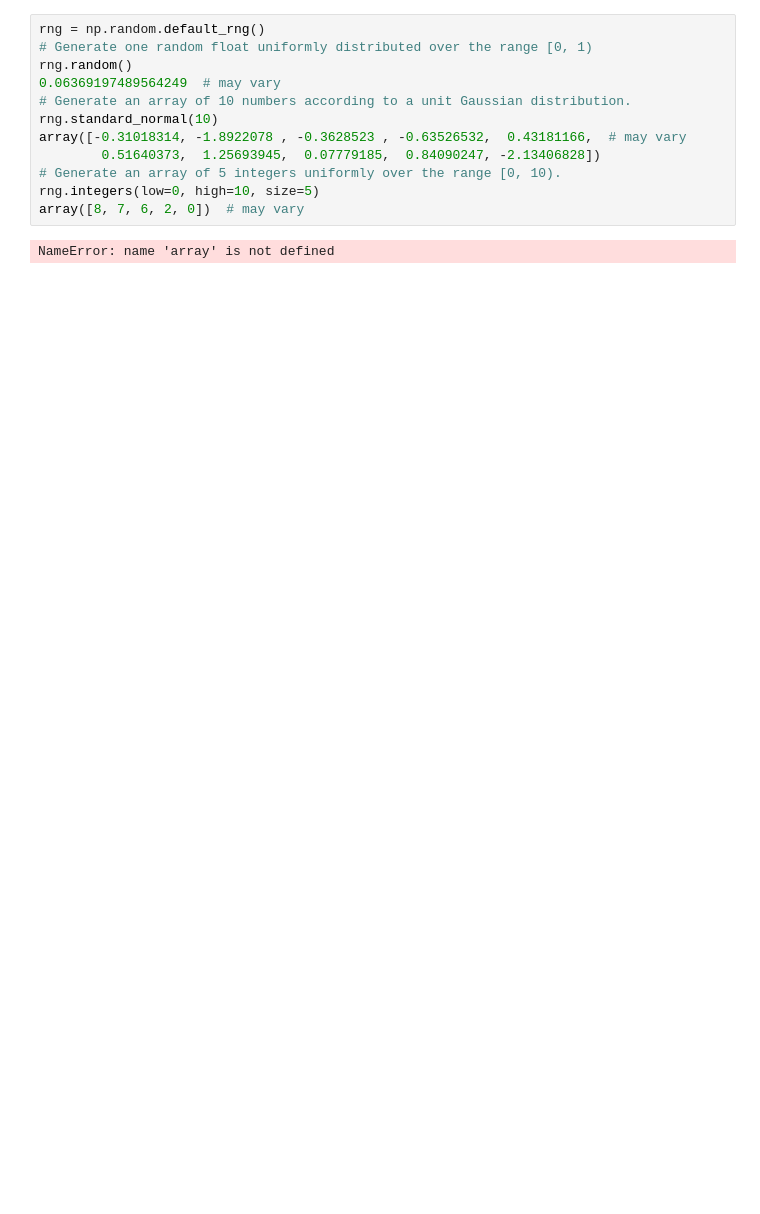
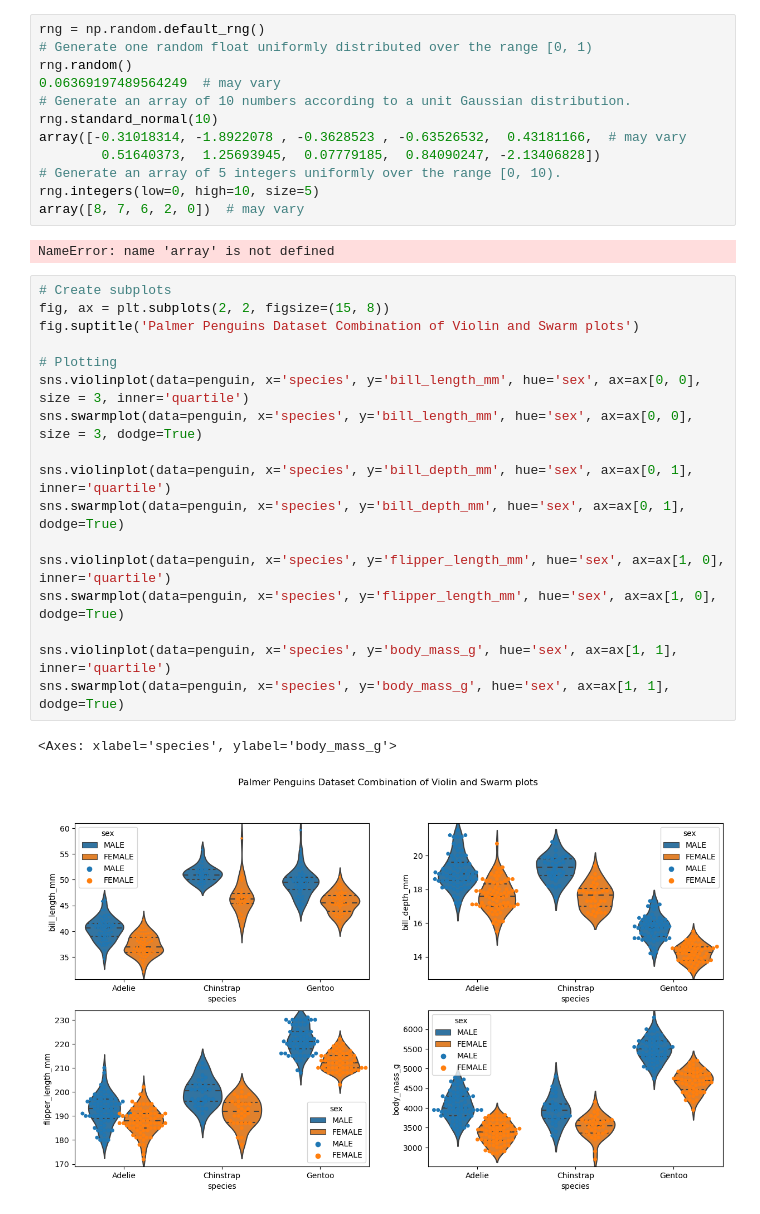
Before and after one commit to Gtalen/pands-mywork, a Jupyter notebook: data-analytics-mywork/pengs.ipynb, the cells around one changed output. Cells and saved outputs as stored; diff of their text form; blank space fills up the shorter version.

```diff
--- a/data-analytics-mywork/pengs.ipynb
+++ b/data-analytics-mywork/pengs.ipynb
@@ -75,3 +76,23 @@ rng.integers(low=0, high=10, size=5)
 array([8, 7, 6, 2, 0])  # may vary
 # %% [output]
 NameError: name 'array' is not defined
+# %%
+# Create subplots
+fig, ax = plt.subplots(2, 2, figsize=(15, 8))
+fig.suptitle('Palmer Penguins Dataset Combination of Violin and Swarm plots')
+
+# Plotting
+sns.violinplot(data=penguin, x='species', y='bill_length_mm', hue='sex', ax=ax[0, 0], size = 3, inner='quartile')
+sns.swarmplot(data=penguin, x='species', y='bill_length_mm', hue='sex', ax=ax[0, 0], size = 3, dodge=True)
+
+sns.violinplot(data=penguin, x='species', y='bill_depth_mm', hue='sex', ax=ax[0, 1], inner='quartile')
+sns.swarmplot(data=penguin, x='species', y='bill_depth_mm', hue='sex', ax=ax[0, 1], dodge=True)
+
+sns.violinplot(data=penguin, x='species', y='flipper_length_mm', hue='sex', ax=ax[1, 0], inner='quartile')
+sns.swarmplot(data=penguin, x='species', y='flipper_length_mm', hue='sex', ax=ax[1, 0], dodge=True)
+
+sns.violinplot(data=penguin, x='species', y='body_mass_g', hue='sex', ax=ax[1, 1], inner='quartile')
+sns.swarmplot(data=penguin, x='species', y='body_mass_g', hue='sex', ax=ax[1, 1], dodge=True)
+# %% [output]
+<Axes: xlabel='species', ylabel='body_mass_g'>
+[figure, added]
```
Also changed, not shown: parts of 4 cells of this notebook, 2 other files.
